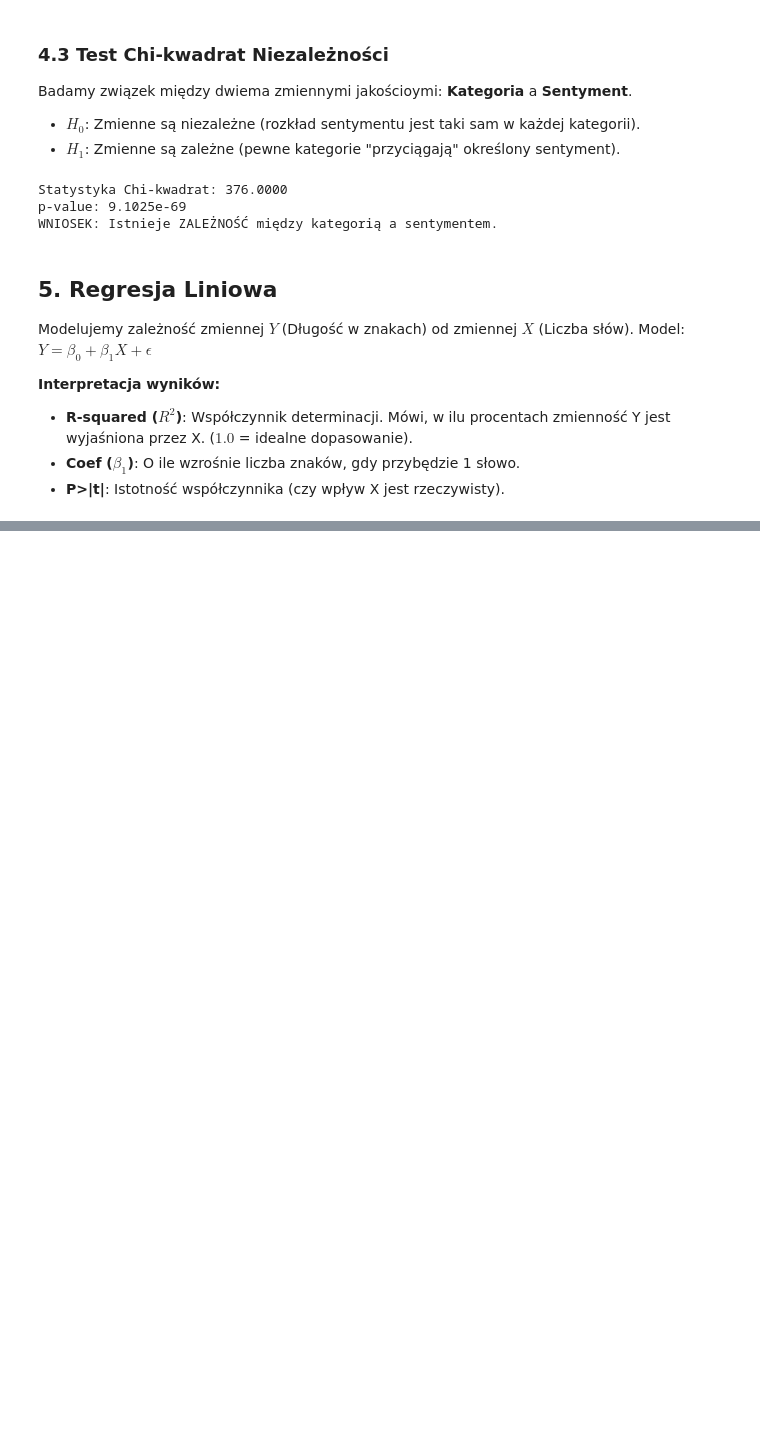
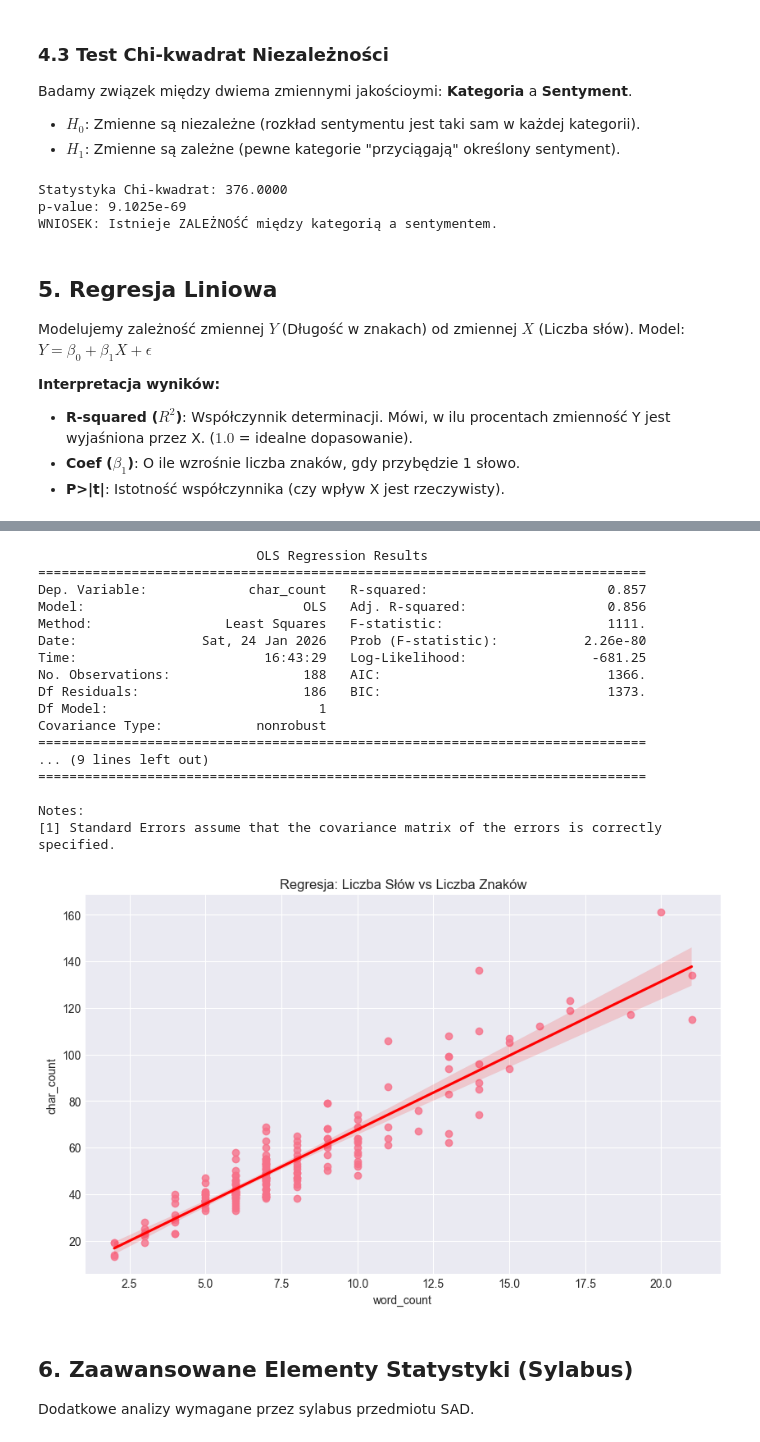
Before and after one commit to KozaBoza/AnalizaKorpusu_SocialPure, a Jupyter notebook: analiza_sad.ipynb, the cells around one changed output, grey strips where cells are left out. Drawn from its saved outputs; the diff is of its cells as text; code cells hidden in the pictures; blank space fills up the shorter version.

Commit message:
Brakujące dane analizy

```diff
--- a/analiza_sad.ipynb
+++ b/analiza_sad.ipynb
@@ -326,0 +359,36 @@ Notes:
+# %%
+X = df['word_count']
+Y = df['char_count']
+X_const = sm.add_constant(X) # Dodajemy stałą (intercept)
+
+model = sm.OLS(Y, X_const).fit()
+
+print(model.summary())
+
+plt.figure(figsize=(10, 6))
+sns.regplot(x='word_count', y='char_count', data=df, line_kws={'color':'red'})
+plt.title('Regresja: Liczba Słów vs Liczba Znaków')
+plt.show()
+# %% [output]
+                            OLS Regression Results
+==============================================================================
+Dep. Variable:             char_count   R-squared:                       0.857
+Model:                            OLS   Adj. R-squared:                  0.856
+Method:                 Least Squares   F-statistic:                     1111.
+Date:                Sat, 24 Jan 2026   Prob (F-statistic):           2.26e-80
+Time:                        16:43:29   Log-Likelihood:                -681.25
+No. Observations:                 188   AIC:                             1366.
+Df Residuals:                     186   BIC:                             1373.
+Df Model:                           1
+Covariance Type:            nonrobust
+==============================================================================
+... (9 lines left out)
+==============================================================================
+
+Notes:
+[1] Standard Errors assume that the covariance matrix of the errors is correctly specified.
+[figure, added]
+# %% [markdown]
+## 6. Zaawansowane Elementy Statystyki (Sylabus)
+
+Dodatkowe analizy wymagane przez sylabus przedmiotu SAD.
```
Also changed, not shown: parts of 12 cells of this notebook.
